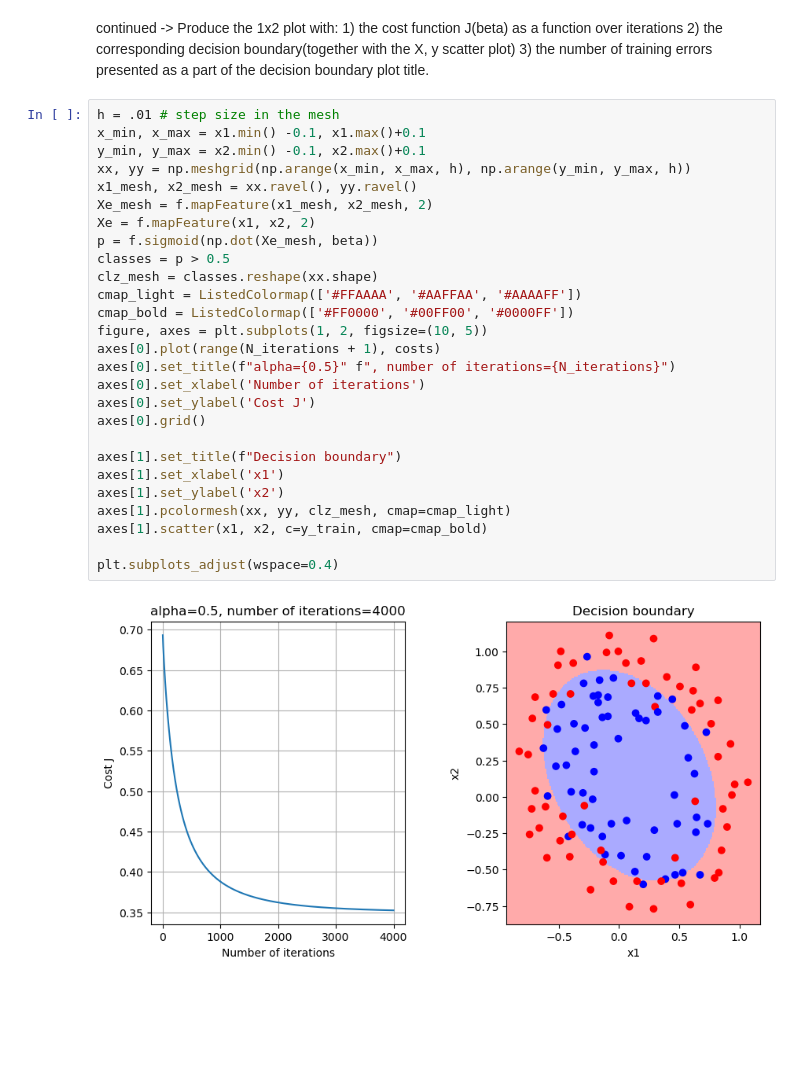
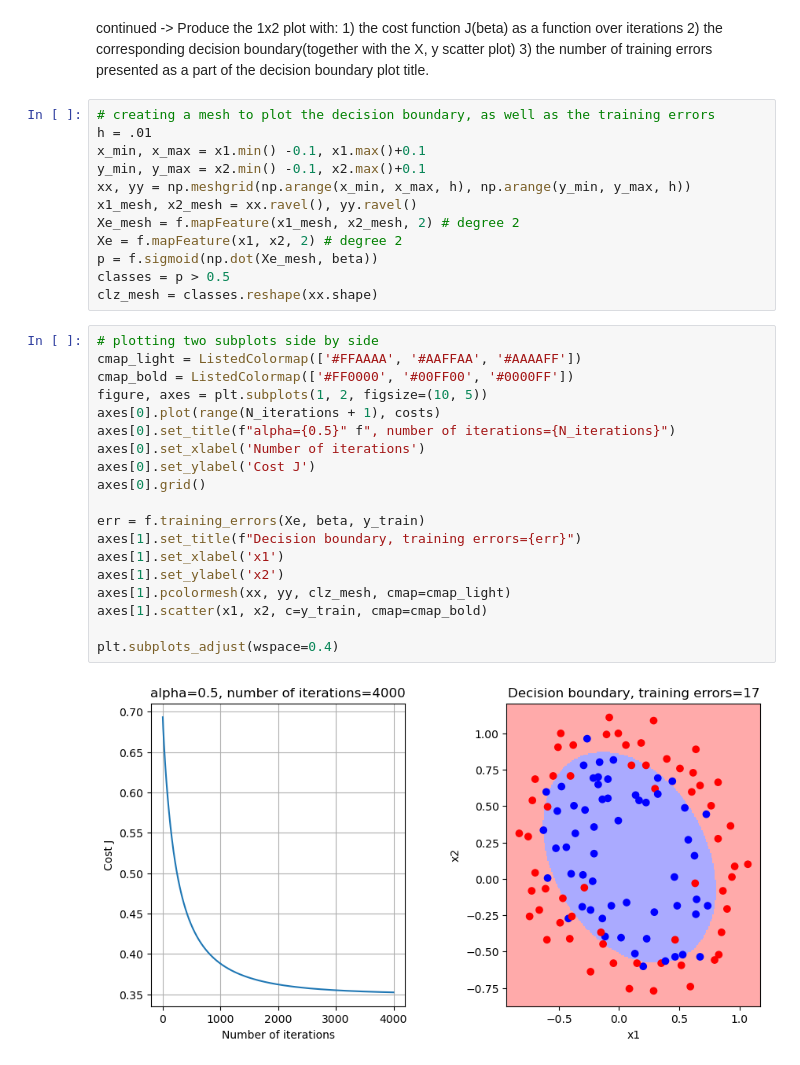
Before and after one commit to djolodjolo23/machine_learning_a2, a Jupyter notebook: Excercise4.ipynb, the cells around one changed output. Saved outputs shown, nothing was run; the diff lists cells and outputs as text; blank space fills up the shorter version.

```diff
--- a/Excercise4.ipynb
+++ b/Excercise4.ipynb
@@ -44,32 +44,36 @@ continued -> Produce the 1x2 plot with:
     1) the cost function J(beta) as a function over iterations
     2) the corresponding decision boundary(together with the X, y scatter plot)
     3) the number of training errors presented as a part of the decision boundary plot title.
+# %%
+# creating a mesh to plot the decision boundary, as well as the training errors
+h = .01
+x_min, x_max = x1.min() -0.1, x1.max()+0.1
+y_min, y_max = x2.min() -0.1, x2.max()+0.1
+xx, yy = np.meshgrid(np.arange(x_min, x_max, h), np.arange(y_min, y_max, h))
+x1_mesh, x2_mesh = xx.ravel(), yy.ravel()
+Xe_mesh = f.mapFeature(x1_mesh, x2_mesh, 2) # degree 2
+Xe = f.mapFeature(x1, x2, 2) # degree 2
+p = f.sigmoid(np.dot(Xe_mesh, beta))
+classes = p > 0.5
+clz_mesh = classes.reshape(xx.shape)
 # %%
-h = .01 # step size in the mesh
-x_min, x_max = x1.min() -0.1, x1.max()+0.1
-y_min, y_max = x2.min() -0.1, x2.max()+0.1
-xx, yy = np.meshgrid(np.arange(x_min, x_max, h), np.arange(y_min, y_max, h))
-x1_mesh, x2_mesh = xx.ravel(), yy.ravel()
-Xe_mesh = f.mapFeature(x1_mesh, x2_mesh, 2)
-Xe = f.mapFeature(x1, x2, 2)
-p = f.sigmoid(np.dot(Xe_mesh, beta))
-classes = p > 0.5
-clz_mesh = classes.reshape(xx.shape)
+# plotting two subplots side by side
 cmap_light = ListedColormap(['#FFAAAA', '#AAFFAA', '#AAAAFF'])
 cmap_bold = ListedColormap(['#FF0000', '#00FF00', '#0000FF'])
 figure, axes = plt.subplots(1, 2, figsize=(10, 5))
 axes[0].plot(range(N_iterations + 1), costs)
 axes[0].set_title(f"alpha={0.5}" f", number of iterations={N_iterations}")
 axes[0].set_xlabel('Number of iterations')
 axes[0].set_ylabel('Cost J')
 axes[0].grid()
 
-axes[1].set_title(f"Decision boundary")
+err = f.training_errors(Xe, beta, y_train)
+axes[1].set_title(f"Decision boundary, training errors={err}")
 axes[1].set_xlabel('x1')
 axes[1].set_ylabel('x2')
 axes[1].pcolormesh(xx, yy, clz_mesh, cmap=cmap_light)
 axes[1].scatter(x1, x2, c=y_train, cmap=cmap_bold)
 
 plt.subplots_adjust(wspace=0.4)
 # %% [output]
-[figure, old version]
+[figure, new version]
```
Also changed, not shown: parts of 4 cells of this notebook.
